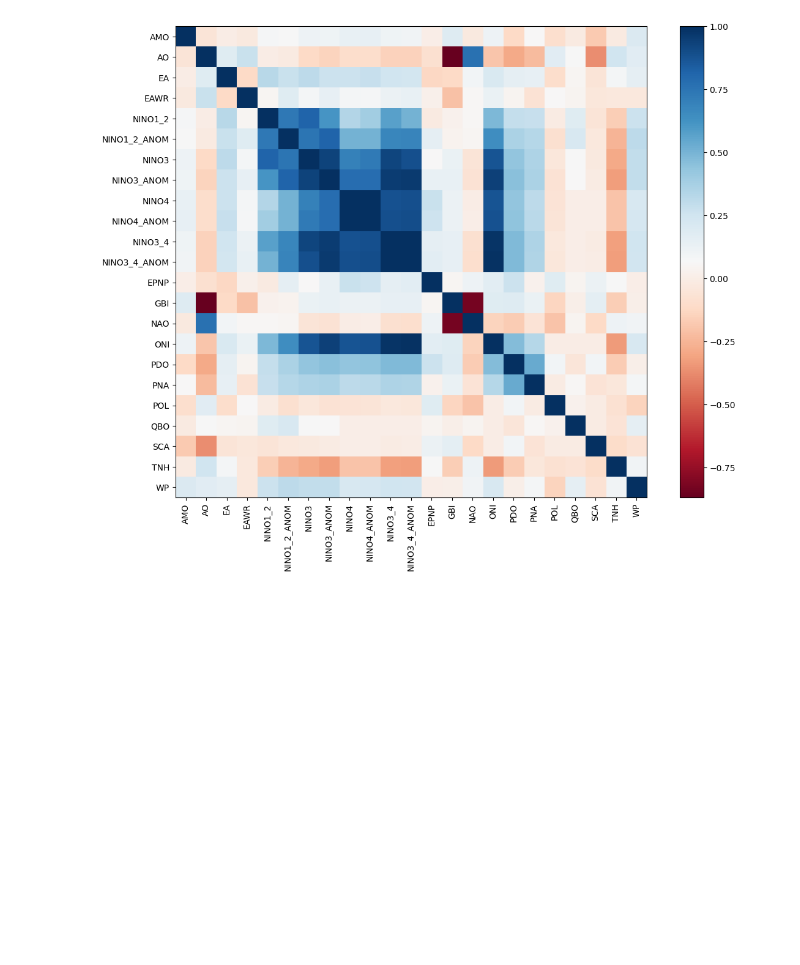
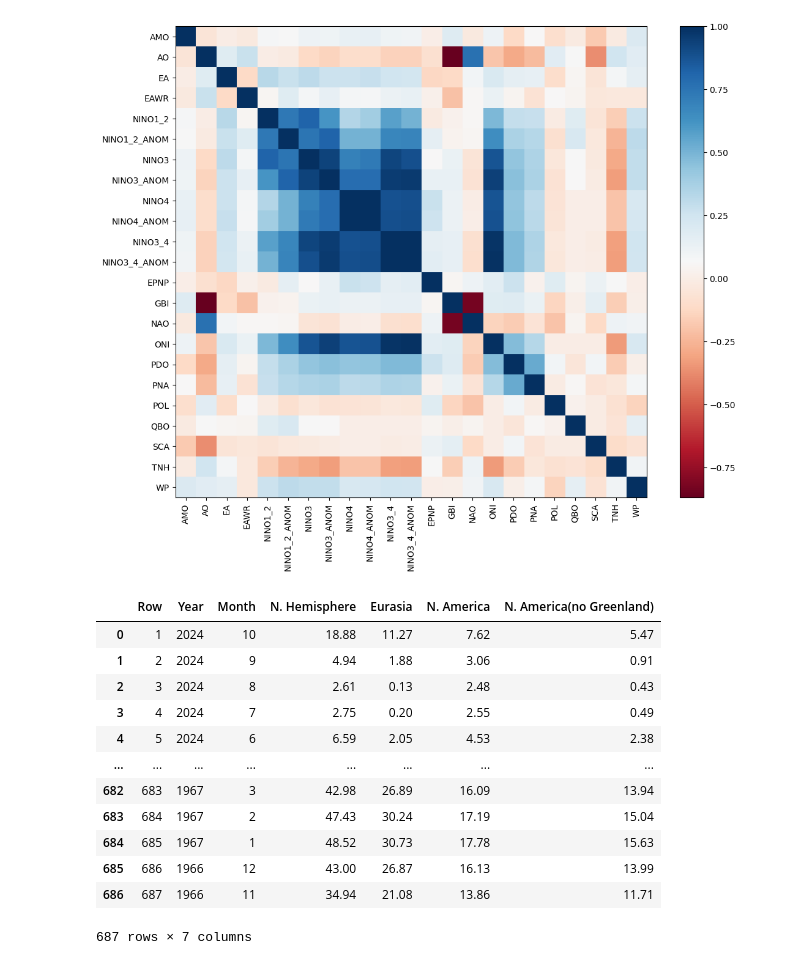
Before and after one commit to britols/bee6310_final_project, a Jupyter notebook: notebooks/explore_raw_data.ipynb, the cells around one changed output. Saved outputs shown, nothing was run; the diff lists cells and outputs as text; code cells hidden in the pictures; blank space fills up the shorter version.

```diff
--- a/notebooks/explore_raw_data.ipynb
+++ b/notebooks/explore_raw_data.ipynb
@@ -240,3 +240,20 @@ plt.yticks(number,labels,rotation='horizontal')
 plt.show()
 # %% [output]
 [figure]
+# %%
+df=pd.read_csv(r'data/raw/snow_cover.csv',sep='\t',skipinitialspace=False,skiprows=0)
+df
+# %% [output]
+|  | Row | Year | Month | N. Hemisphere | Eurasia | N. America | N. America(no Greenland) |
+| 0 | 1 | 2024 | 10 | 18.88 | 11.27 | 7.62 | 5.47 |
+| 1 | 2 | 2024 | 9 | 4.94 | 1.88 | 3.06 | 0.91 |
+| 2 | 3 | 2024 | 8 | 2.61 | 0.13 | 2.48 | 0.43 |
+| 3 | 4 | 2024 | 7 | 2.75 | 0.20 | 2.55 | 0.49 |
+| 4 | 5 | 2024 | 6 | 6.59 | 2.05 | 4.53 | 2.38 |
+| ... | ... | ... | ... | ... | ... | ... | ... |
+| 682 | 683 | 1967 | 3 | 42.98 | 26.89 | 16.09 | 13.94 |
+| 683 | 684 | 1967 | 2 | 47.43 | 30.24 | 17.19 | 15.04 |
+| 684 | 685 | 1967 | 1 | 48.52 | 30.73 | 17.78 | 15.63 |
+| 685 | 686 | 1966 | 12 | 43.00 | 26.87 | 16.13 | 13.99 |
+| 686 | 687 | 1966 | 11 | 34.94 | 21.08 | 13.86 | 11.71 |
+687 rows × 7 columns
```
Also changed, not shown: parts of 1 cell of this notebook, 2 other files.
